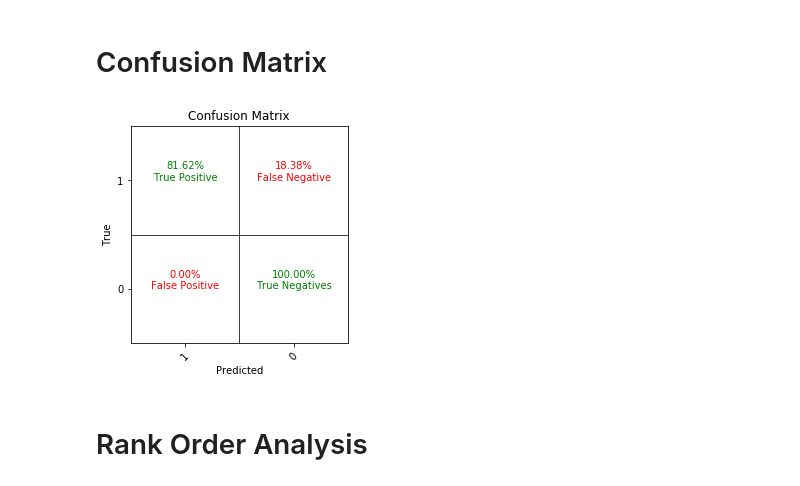
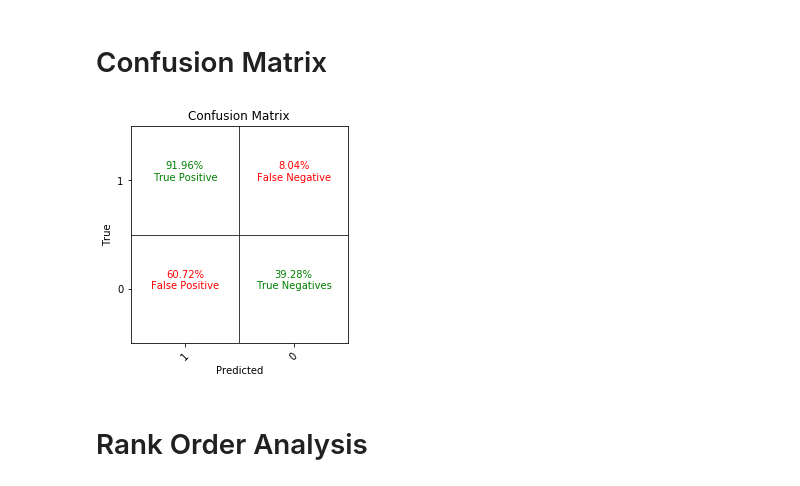
Before and after one commit to statisticianinstilettos/recmetrics, a Jupyter notebook: example_2.ipynb, the cells around one changed output. Cells and saved outputs as stored; diff of their text form; code cells hidden in the pictures.

```diff
--- a/example_2.ipynb
+++ b/example_2.ipynb
@@ -30,6 +72,5 @@ users = users[users>n].index.tolist()
 # %%
 bad_ratings = ratings.query('rating < 3')
-bad_ratings = bad_ratings.query('userId in @users')
 print bad_ratings.shape
 bad_ratings.head(3)
 # %% [output]
@@ -140,5 +169,6 @@ def get_users_predictions(user_id, n, model):
 # %%
 #format test data
+test = test.query('actual > 3')
 test = test.copy().groupby('userId')['movieId'].agg({'actual': (lambda x: list(set(x)))})
 
 #make recommendations for all members in the test data
@@ -146,7 +176,7 @@ recs = []
 rec_scores = []
 for user in test.index:
 
-    cf_predictions, cf_scores = get_users_predictions(user, 100, cf_model)
+    cf_predictions, cf_scores = get_users_predictions(user, 5, cf_model)
     recs.append(cf_predictions)
     rec_scores.append(cf_scores)
 
@@ -313,7 +324,7 @@ for user in test.index:
     df_user = pd.DataFrame(cf_model.loc[user])
 
     #get scores for all movies
-    df_user.columns = ["probability"]
+    df_user.columns = ["predicted"]
 
     #assign class 0 and class 1
     df_user["truth"] = np.nan
@@ -324,6 +335,8 @@ for user in test.index:
     df_user.dropna(inplace=True)
 
     df_scores = df_scores.append(df_user)
+
+    df_scores = df_scores.query('predicted>0')
 # %%
 print df_scores.shape
 df_scores.head()
@@ -352,7 +382,7 @@ import itertools
 from sklearn.metrics import confusion_matrix
 
 
-def make_confustion_matriz(y_true, y_pred):
+def make_confusion_matriz(y_true, y_pred):
     cm = confusion_matrix(y_true, y_pred, labels=[1,0])
     cm = np.round(cm.astype('float') / cm.sum(axis=1)[:, np.newaxis],4)*100
 
@@ -377,16 +407,16 @@ def make_confustion_matriz(y_true, y_pred):
 # %%
 #recommend items with scores greater than 3
 df_scores["recommended"] = 0
-df_scores.loc[df_scores.probability>3,"recommended"]=1
+df_scores.loc[df_scores.predicted>3,"recommended"]=1
 df_scores.head()
 
 y_true = df_scores.truth
 y_pred = df_scores.recommended
 
 
-make_confustion_matriz(y_true, y_pred)
+make_confusion_matriz(y_true, y_pred)
 # %% [output]
-[figure, old version]
+[figure, new version]
 # %% [markdown]
 # Rank Order Analysis
 # %%
```
Also changed, not shown: parts of 33 cells of this notebook.
